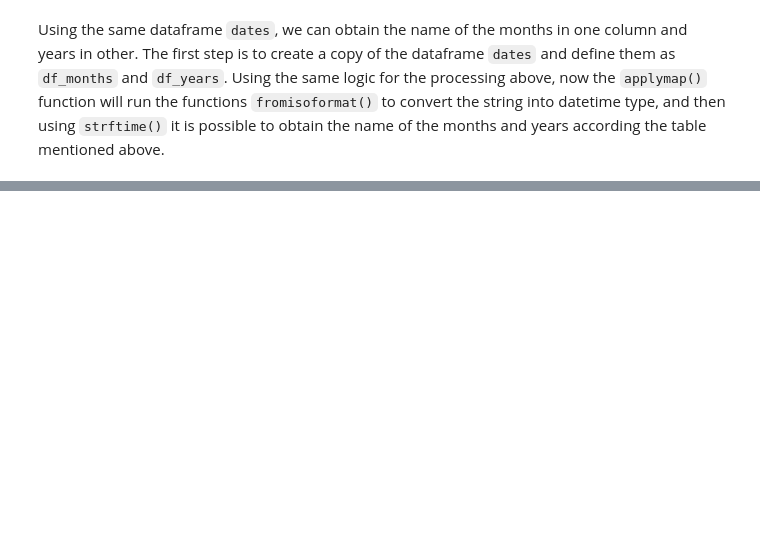
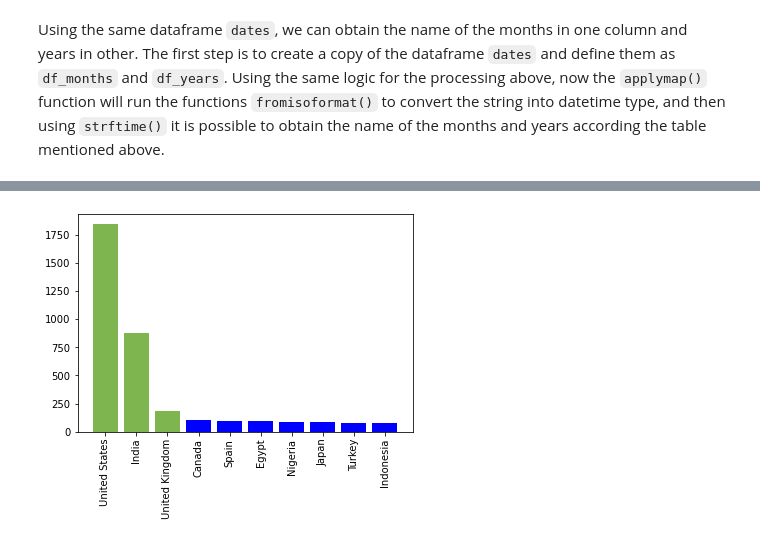
Before and after one commit to JG-Ancona/DigitalNovaScotia, a Jupyter notebook: Python/DataAssignmnet/MoviesData.ipynb, the cells around one changed output, grey strips where cells are left out. Cells and saved outputs as stored; diff of their text form; code cells hidden in the pictures; blank space fills up the shorter version.

```diff
--- a/Python/DataAssignmnet/MoviesData.ipynb
+++ b/Python/DataAssignmnet/MoviesData.ipynb
@@ -176,0 +189,8 @@ df.head()
+# %%
+y=df['country'].value_counts().head(10)
+c = ['#7eb54e','#7eb54e','#7eb54e','blue','blue','blue','blue','blue','blue','blue']
+plt.bar(y.keys(),y.values,color=c)
+plt.xticks(rotation=90)
+plt.show()
+# %% [output]
+[figure, added]
```
Also changed, not shown: parts of 10 cells of this notebook.
